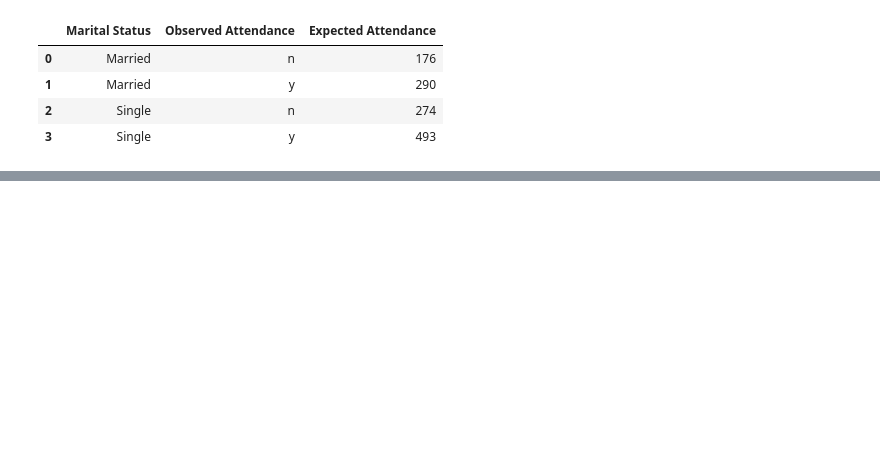
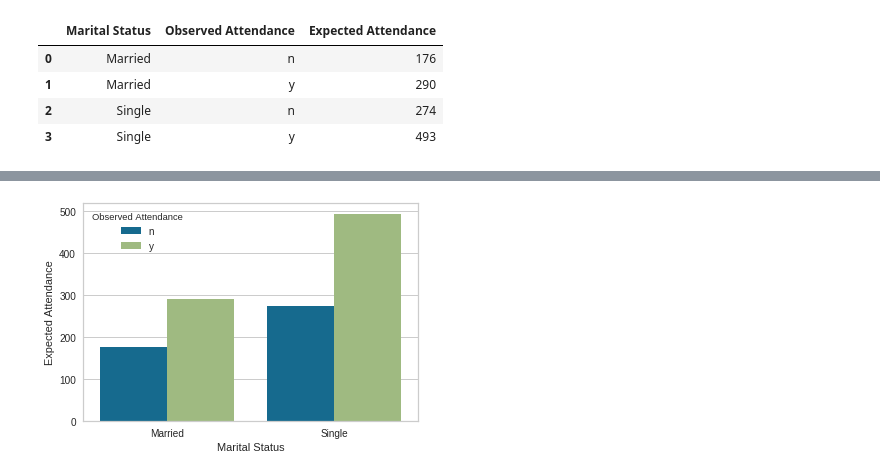
Before and after one commit to Nik8x/The_Interview_Attendance_Problem, a Jupyter notebook: The_Interview_Attendance_Problem.ipynb, the cells around one changed output, grey strips where cells are left out. Saved outputs shown, nothing was run; the diff lists cells and outputs as text; code cells hidden in the pictures; blank space fills up the shorter version.

```diff
--- a/The_Interview_Attendance_Problem.ipynb
+++ b/The_Interview_Attendance_Problem.ipynb
@@ -267,3 +253,8 @@ plt.show()
+# %%
+sns.barplot(x = 'Marital Status', y = 'Expected Attendance', hue = 'Observed Attendance', data = y)
+plt.show()
+# %% [output]
+[figure, added]
 # %%
 from sklearn import preprocessing
 
```
Also changed, not shown: parts of 20 cells of this notebook.
